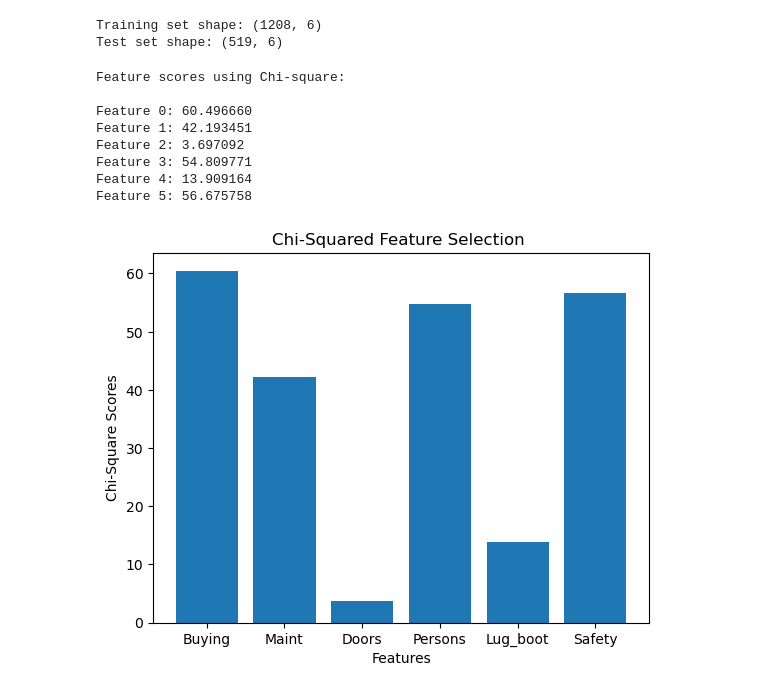
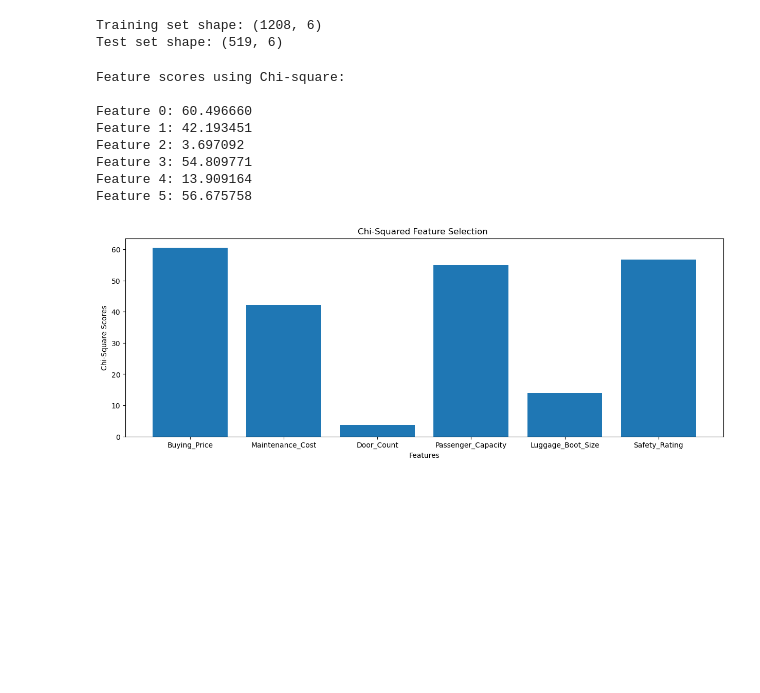
Before and after one commit to ShrimpMolly/Chi-Square--ANOVA-F, a Jupyter notebook: COMP615_Lab4_FeatureSelection.ipynb, the cells around one changed output. Saved outputs shown, nothing was run; the diff lists cells and outputs as text; code cells hidden in the pictures; blank space fills up the shorter version.

Commit message:
Chnaged figure size

```diff
--- a/COMP615_Lab4_FeatureSelection.ipynb
+++ b/COMP615_Lab4_FeatureSelection.ipynb
@@ -121,34 +121,36 @@ Test set shape: (519, 6)
 # %%
 #Task 4
 # Chi-squared feature selection
 fs = SelectKBest(score_func=chi2, k='all')
 fs.fit(X_train, y_train)
 X_train_fs = fs.transform(X_train)
 X_test_fs = fs.transform(X_test)
 
 # Scores for each feature
 print('Feature scores using Chi-square: ','\n')
 for i in range(len(fs.scores_)):
     print('Feature %d: %f' % (i, fs.scores_[i]))
 
 # Plot scores
-labels = ['Buying', 'Maint', 'Doors', 'Persons', 'Lug_boot', 'Safety']
-fig, ax = plt.subplots()
+labels = ['Buying_Price', 'Maintenance_Cost',
+          'Door_Count', 'Passenger_Capacity', 'Luggage_Boot_Size', 'Safety_Rating']
+fig, ax = plt.subplots(figsize=(15, 5))  # Set the figure size
 ax.set_xlabel("Features")
 ax.set_ylabel("Chi-Square Scores")
 ax.set_title("Chi-Squared Feature Selection ")
-plt.bar([i for i in range(len(fs.scores_))], fs.scores_,tick_label=labels)
+plt.bar([i for i in range(len(fs.scores_))], fs.scores_, tick_label=labels)
+
 plt.show()
 # %% [output]
 Feature scores using Chi-square:
 
 Feature 0: 60.496660
 Feature 1: 42.193451
 Feature 2: 3.697092
 Feature 3: 54.809771
 Feature 4: 13.909164
 Feature 5: 56.675758
-[figure, old version]
+[figure, new version]
 # %%
 #Task 5 Data import and Exploartion
 #Import dataset
```
